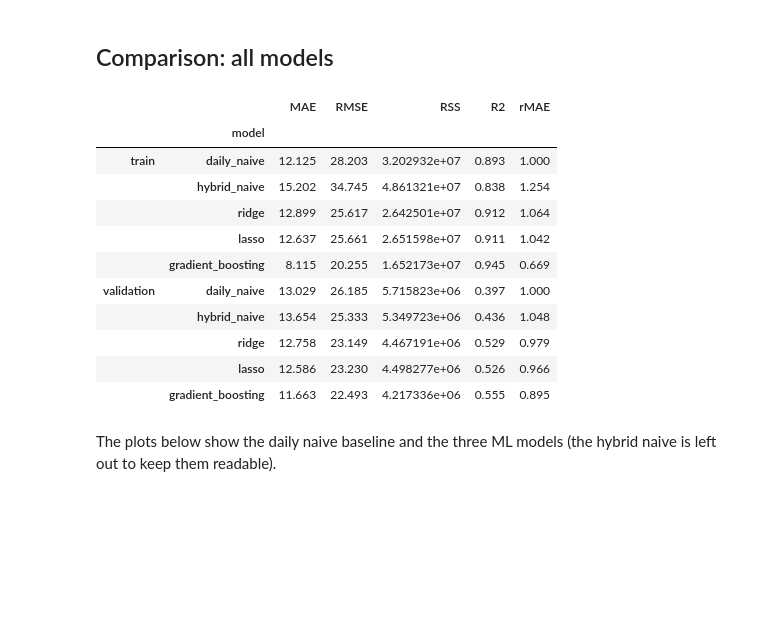
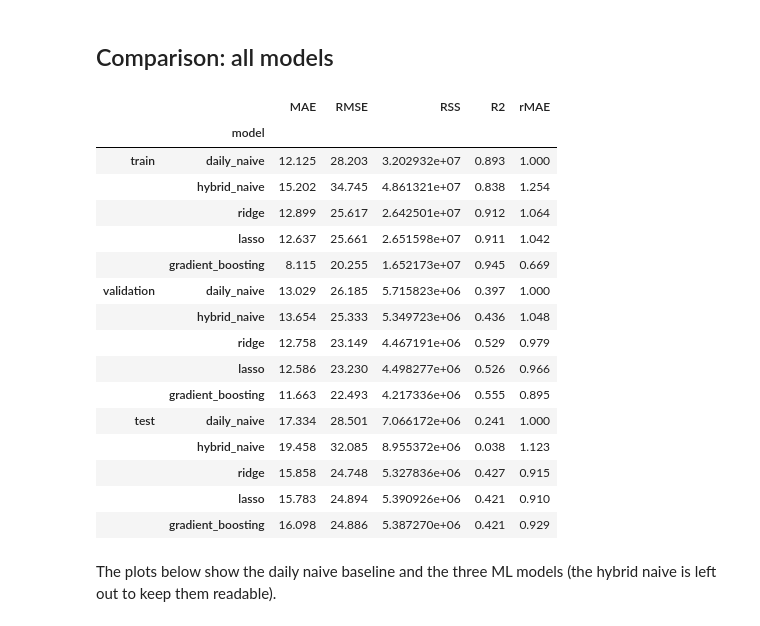
Before and after one commit to AlexanderSoeyland/ML-project-electricity-forecasting, a Jupyter notebook: Alexander_work_folder/Models/RUN.ipynb, the cells around one changed output. Cells and saved outputs as stored; diff of their text form; code cells hidden in the pictures; blank space fills up the shorter version.

```diff
--- a/Alexander_work_folder/Models/RUN.ipynb
+++ b/Alexander_work_folder/Models/RUN.ipynb
@@ -59,11 +59,14 @@ Test          8699 hours   2024-12-31 23:00:00+00:00  to  2025-12-31 22:00:00+00
 # %%
 baseline_train = naive_predictions(train)
 baseline_val = naive_predictions(val)
+baseline_test = naive_predictions(test)
 
 print("Train")
 display(results_table(train[TARGET], baseline_train).round(3))
 print("Validation")
 display(results_table(val[TARGET], baseline_val).round(3))
+print("Test")
+display(results_table(test[TARGET], baseline_test).round(3))
 # %% [output]
 Train
 |  | MAE | RMSE | RSS | R2 | rMAE |
@@ -210,29 +219,37 @@ Best hyperparameters: {'learning_rate': 0.03, 'loss': 'absolute_error', 'max_ite
 # %%
 pred_train = baseline_train[["daily_naive", "hybrid_naive"]].copy()
 pred_val = baseline_val[["daily_naive", "hybrid_naive"]].copy()
+pred_test = baseline_test[["daily_naive", "hybrid_naive"]].copy()
 
 for model, fitted in {**linear_models, "gradient_boosting": gradient_boosting}.items():
     pred_train[model] = fitted.predict(train[FEATURES])
     pred_val[model] = fitted.predict(val[FEATURES])
+    pred_test[model] = fitted.predict(test[FEATURES])
 
 comparison = pd.concat({
     "train": results_table(train[TARGET], pred_train),
     "validation": results_table(val[TARGET], pred_val),
+    "test": results_table(test[TARGET], pred_test),
 })
 comparison.round(3)
 # %% [output]
 |  |  | MAE | RMSE | RSS | R2 | rMAE |
 |  | model |  |  |  |  |  |
 | train | daily_naive | 12.125 | 28.203 | 3.202932e+07 | 0.893 | 1.000 |
 |  | hybrid_naive | 15.202 | 34.745 | 4.861321e+07 | 0.838 | 1.254 |
 |  | ridge | 12.899 | 25.617 | 2.642501e+07 | 0.912 | 1.064 |
 |  | lasso | 12.637 | 25.661 | 2.651598e+07 | 0.911 | 1.042 |
 |  | gradient_boosting | 8.115 | 20.255 | 1.652173e+07 | 0.945 | 0.669 |
 | validation | daily_naive | 13.029 | 26.185 | 5.715823e+06 | 0.397 | 1.000 |
 |  | hybrid_naive | 13.654 | 25.333 | 5.349723e+06 | 0.436 | 1.048 |
 |  | ridge | 12.758 | 23.149 | 4.467191e+06 | 0.529 | 0.979 |
 |  | lasso | 12.586 | 23.230 | 4.498277e+06 | 0.526 | 0.966 |
 |  | gradient_boosting | 11.663 | 22.493 | 4.217336e+06 | 0.555 | 0.895 |
+| test | daily_naive | 17.334 | 28.501 | 7.066172e+06 | 0.241 | 1.000 |
+|  | hybrid_naive | 19.458 | 32.085 | 8.955372e+06 | 0.038 | 1.123 |
+|  | ridge | 15.858 | 24.748 | 5.327836e+06 | 0.427 | 0.915 |
+|  | lasso | 15.783 | 24.894 | 5.390926e+06 | 0.421 | 0.910 |
+|  | gradient_boosting | 16.098 | 24.886 | 5.387270e+06 | 0.421 | 0.929 |
 # %% [markdown]
 The plots below show the daily naive baseline and the three ML models (the hybrid naive is left out to keep them readable).
 # %%
```
Also changed, not shown: parts of 1 cell of this notebook.
